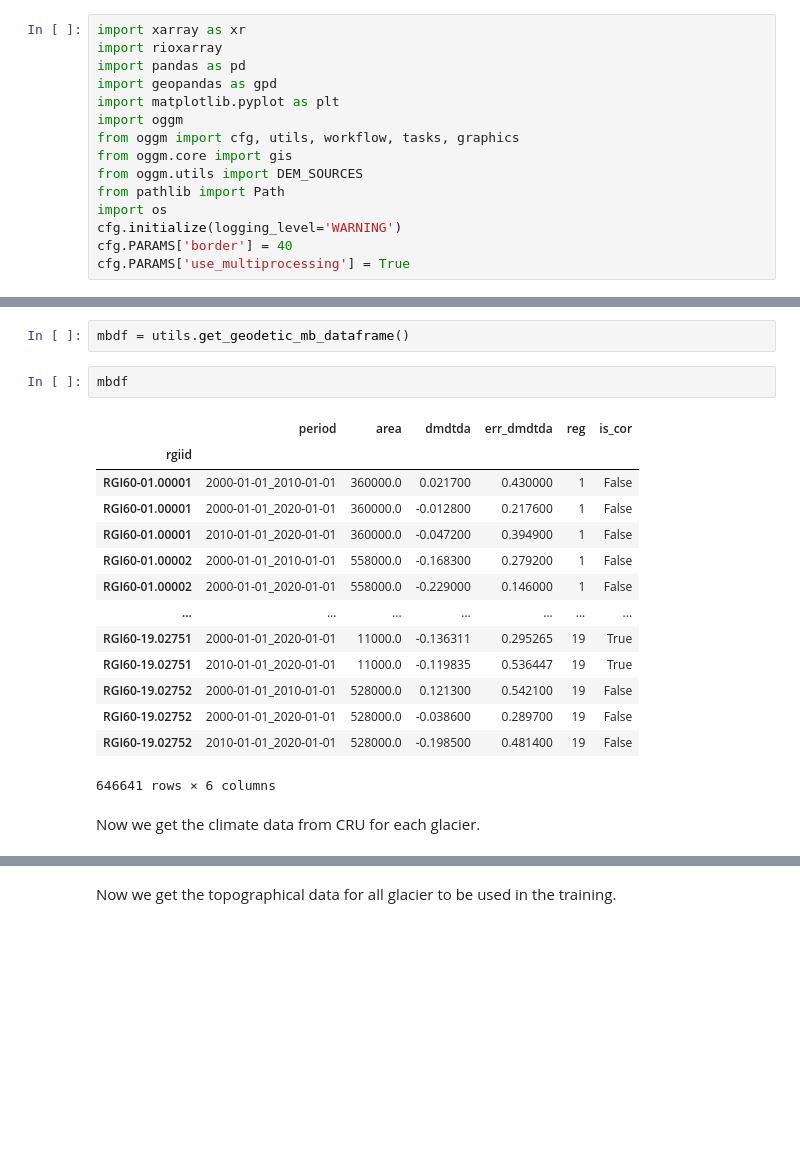
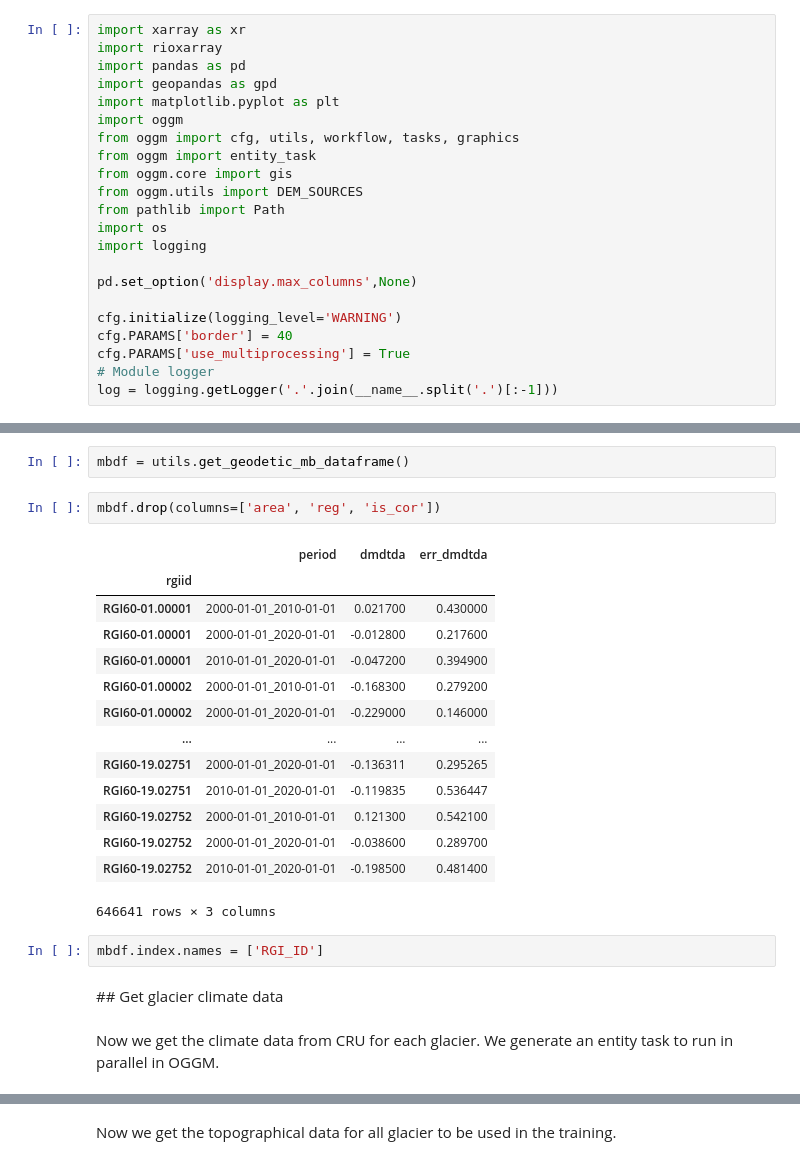
Before and after one commit to Machine-Learning-in-Glaciology-Workshop/Project_MB_Regression, a Jupyter notebook: ML_MB_modelling.ipynb, the cells around one changed output, grey strips where cells are left out. Cells and saved outputs as stored; diff of their text form; blank space fills up the shorter version.

```diff
--- a/ML_MB_modelling.ipynb
+++ b/ML_MB_modelling.ipynb
@@ -10,11 +12,18 @@ import geopandas as gpd
 import matplotlib.pyplot as plt
 import oggm
 from oggm import cfg, utils, workflow, tasks, graphics
+from oggm import entity_task
 from oggm.core import gis
 from oggm.utils import DEM_SOURCES
 from pathlib import Path
 import os
+import logging
+
+pd.set_option('display.max_columns',None)
+
 cfg.initialize(logging_level='WARNING')
 cfg.PARAMS['border'] = 40
 cfg.PARAMS['use_multiprocessing'] = True
+# Module logger
+log = logging.getLogger('.'.join(__name__.split('.')[:-1]))
 # %% [output]
@@ -49,22 +74,26 @@ We get the geodetic MB for all glaciers in Scandinavia from Hugonnet et al. (202
 # %%
 mbdf = utils.get_geodetic_mb_dataframe()
 # %%
-mbdf
+mbdf.drop(columns=['area', 'reg', 'is_cor'])
 # %% [output]
-|  | period | area | dmdtda | err_dmdtda | reg | is_cor |
-| rgiid |  |  |  |  |  |  |
-| RGI60-01.00001 | 2000-01-01_2010-01-01 | 360000.0 | 0.021700 | 0.430000 | 1 | False |
-| RGI60-01.00001 | 2000-01-01_2020-01-01 | 360000.0 | -0.012800 | 0.217600 | 1 | False |
-| RGI60-01.00001 | 2010-01-01_2020-01-01 | 360000.0 | -0.047200 | 0.394900 | 1 | False |
-| RGI60-01.00002 | 2000-01-01_2010-01-01 | 558000.0 | -0.168300 | 0.279200 | 1 | False |
-| RGI60-01.00002 | 2000-01-01_2020-01-01 | 558000.0 | -0.229000 | 0.146000 | 1 | False |
-| ... | ... | ... | ... | ... | ... | ... |
-| RGI60-19.02751 | 2000-01-01_2020-01-01 | 11000.0 | -0.136311 | 0.295265 | 19 | True |
-| RGI60-19.02751 | 2010-01-01_2020-01-01 | 11000.0 | -0.119835 | 0.536447 | 19 | True |
-| RGI60-19.02752 | 2000-01-01_2010-01-01 | 528000.0 | 0.121300 | 0.542100 | 19 | False |
-| RGI60-19.02752 | 2000-01-01_2020-01-01 | 528000.0 | -0.038600 | 0.289700 | 19 | False |
-| RGI60-19.02752 | 2010-01-01_2020-01-01 | 528000.0 | -0.198500 | 0.481400 | 19 | False |
+|  | period | dmdtda | err_dmdtda |
+| rgiid |  |  |  |
+| RGI60-01.00001 | 2000-01-01_2010-01-01 | 0.021700 | 0.430000 |
+| RGI60-01.00001 | 2000-01-01_2020-01-01 | -0.012800 | 0.217600 |
+| RGI60-01.00001 | 2010-01-01_2020-01-01 | -0.047200 | 0.394900 |
+| RGI60-01.00002 | 2000-01-01_2010-01-01 | -0.168300 | 0.279200 |
+| RGI60-01.00002 | 2000-01-01_2020-01-01 | -0.229000 | 0.146000 |
+| ... | ... | ... | ... |
+| RGI60-19.02751 | 2000-01-01_2020-01-01 | -0.136311 | 0.295265 |
+| RGI60-19.02751 | 2010-01-01_2020-01-01 | -0.119835 | 0.536447 |
+| RGI60-19.02752 | 2000-01-01_2010-01-01 | 0.121300 | 0.542100 |
+| RGI60-19.02752 | 2000-01-01_2020-01-01 | -0.038600 | 0.289700 |
+| RGI60-19.02752 | 2010-01-01_2020-01-01 | -0.198500 | 0.481400 |
-646641 rows × 6 columns
+646641 rows × 3 columns
+# %%
+mbdf.index.names = ['RGI_ID']
+# %% [markdown]
+## Get glacier climate data
 # %% [markdown]
-Now we get the climate data from CRU for each glacier.
+Now we get the climate data from CRU for each glacier. We generate an entity task to run in parallel in OGGM.
 # %%
```
Also changed, not shown: parts of 26 cells of this notebook.
